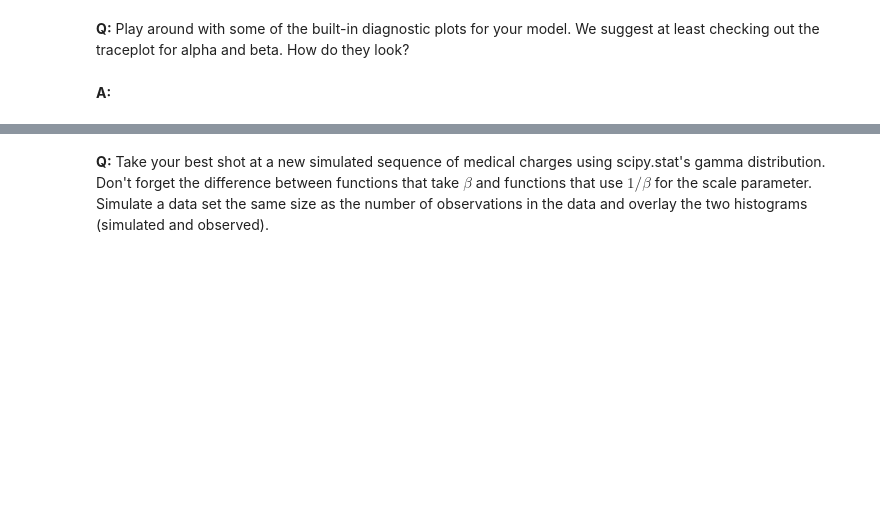
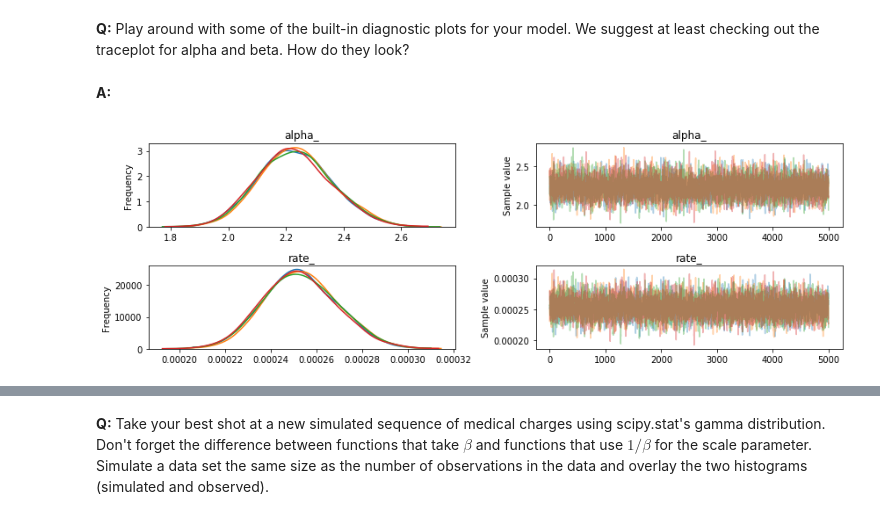
Before and after one commit to arclightspanner/Data_Science_Bootcamp_2019, a Jupyter notebook: Bayesian_stats_Q6.28/inferential_statistics_3-Q.ipynb, the cells around one changed output, grey strips where cells are left out. Cells and saved outputs as stored; diff of their text form; code cells hidden in the pictures; blank space fills up the shorter version.

```diff
--- a/Bayesian_stats_Q6.28/inferential_statistics_3-Q.ipynb
+++ b/Bayesian_stats_Q6.28/inferential_statistics_3-Q.ipynb
@@ -99,3 +103,10 @@ __Q:__ You are now going to create your own PyMC3 model!
 Hint: you may find it helpful to work backwards. Start with your `pm.Gamma`, and note the required stochastic variables `alpha` and `beta`. Then, before that, you need to create those stochastic variables using `pm.Exponential` and the correct parameters.
 # %% [markdown]
 __A:__
+# %%
+with pm.Model() as model:
+    alpha_ = pm.Exponential("alpha_", 1/alpha_est)
+    rate_ = pm.Exponential("rate_", 1/rate_est)
+    not_insured = pm.Gamma("not_insured", alpha=alpha_, beta=rate_, observed=no_insurance)
+    draws = pm.sample(10000)
+    tune=500
@@ -113,3 +178,7 @@ __A:__
 __Q:__ Play around with some of the built-in diagnostic plots for your model. We suggest at least checking out the traceplot for alpha and beta. How do they look?
 # %% [markdown]
 __A:__
+# %%
+_ = pm.plots.traceplot(first_half)
+# %% [output]
+[figure, added]
```
Also changed, not shown: parts of 13 cells of this notebook.
